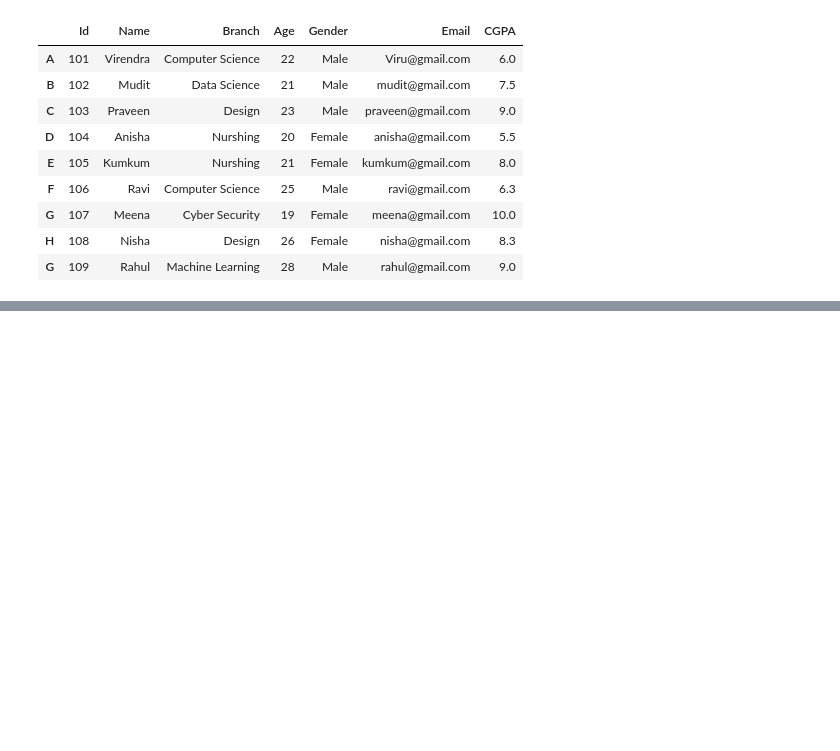
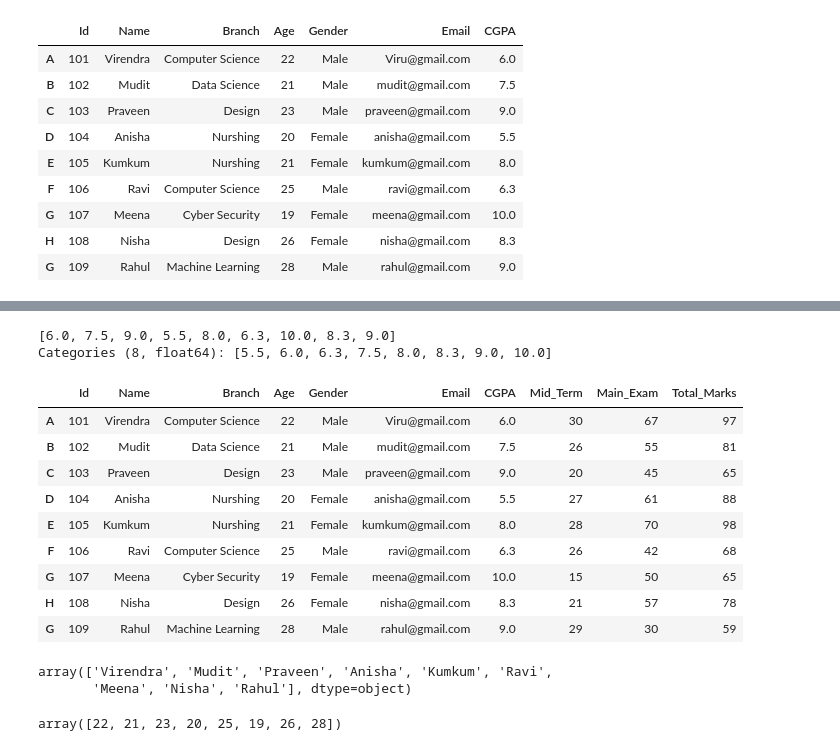
Before and after one commit to VIRENDRA-18/Python, a Jupyter notebook: Pandas Practice 1.ipynb, the cells around one changed output, grey strips where cells are left out. Cells and saved outputs as stored; diff of their text form; code cells hidden in the pictures; blank space fills up the shorter version.

```diff
--- a/Pandas Practice 1.ipynb
+++ b/Pandas Practice 1.ipynb
@@ -528,0 +604,27 @@ df
+# %%
+pd.Categorical(df['CGPA']) # categorical data (limited & repeated values) ko represent karta hai.
+# %% [output]
+[6.0, 7.5, 9.0, 5.5, 8.0, 6.3, 10.0, 8.3, 9.0]
+Categories (8, float64): [5.5, 6.0, 6.3, 7.5, 8.0, 8.3, 9.0, 10.0]
+# %%
+df
+# %% [output]
+|  | Id | Name | Branch | Age | Gender | Email | CGPA | Mid_Term | Main_Exam | Total_Marks |
+| A | 101 | Virendra | Computer Science | 22 | Male | Viru@gmail.com | 6.0 | 30 | 67 | 97 |
+| B | 102 | Mudit | Data Science | 21 | Male | mudit@gmail.com | 7.5 | 26 | 55 | 81 |
+| C | 103 | Praveen | Design | 23 | Male | praveen@gmail.com | 9.0 | 20 | 45 | 65 |
+| D | 104 | Anisha | Nurshing | 20 | Female | anisha@gmail.com | 5.5 | 27 | 61 | 88 |
+| E | 105 | Kumkum | Nurshing | 21 | Female | kumkum@gmail.com | 8.0 | 28 | 70 | 98 |
+| F | 106 | Ravi | Computer Science | 25 | Male | ravi@gmail.com | 6.3 | 26 | 42 | 68 |
+| G | 107 | Meena | Cyber Security | 19 | Female | meena@gmail.com | 10.0 | 15 | 50 | 65 |
+| H | 108 | Nisha | Design | 26 | Female | nisha@gmail.com | 8.3 | 21 | 57 | 78 |
+| G | 109 | Rahul | Machine Learning | 28 | Male | rahul@gmail.com | 9.0 | 29 | 30 | 59 |
+# %%
+df['Name'].unique()  # Series ya DataFrame column ke unique (distinct) values return karta hai.dublicate value nhi dega ye
+# %% [output]
+array(['Virendra', 'Mudit', 'Praveen', 'Anisha', 'Kumkum', 'Ravi',
+       'Meena', 'Nisha', 'Rahul'], dtype=object)
+# %%
+df['Age'].unique() # dublicate value nhi dega ye
+# %% [output]
+array([22, 21, 23, 20, 25, 19, 26, 28])
```
Also changed, not shown: parts of 29 cells of this notebook.
